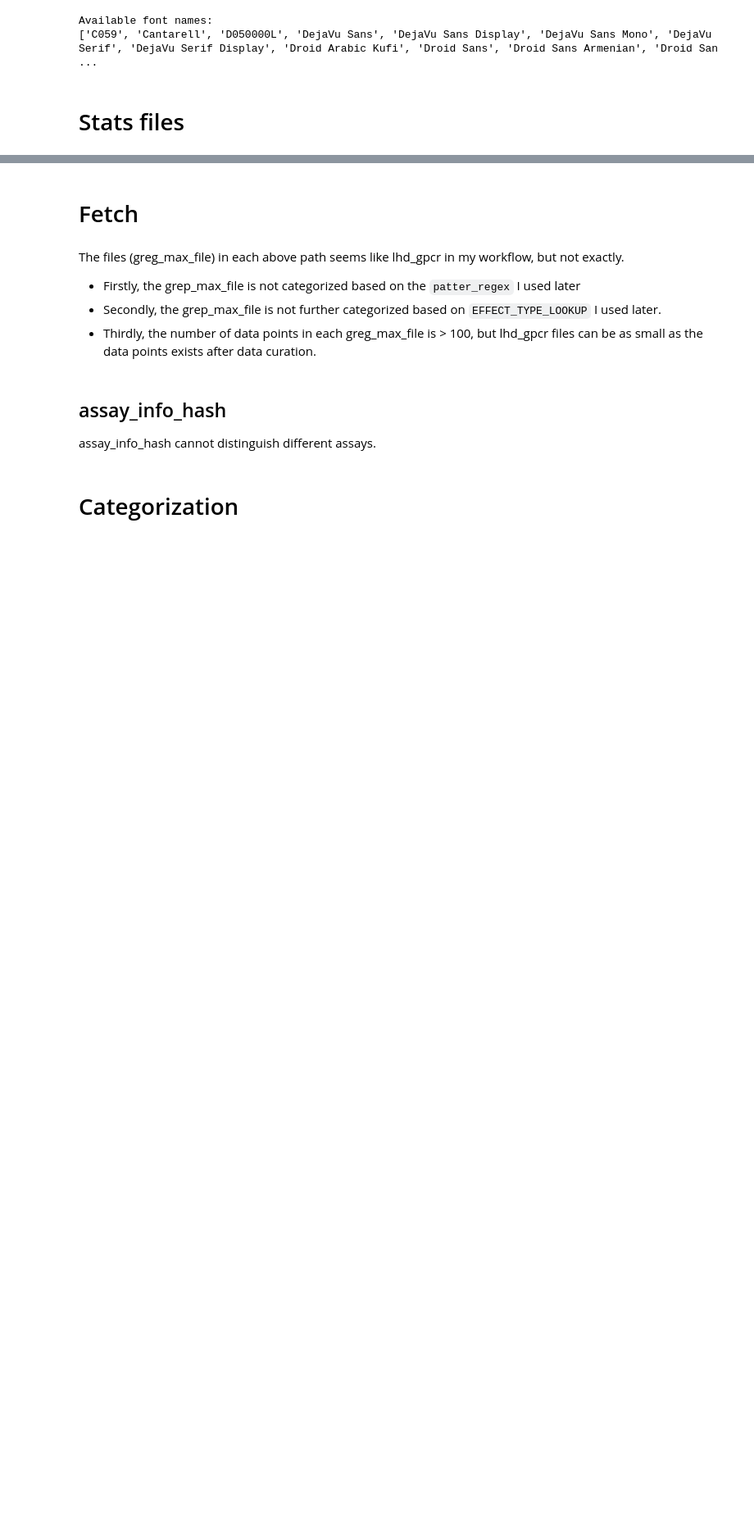
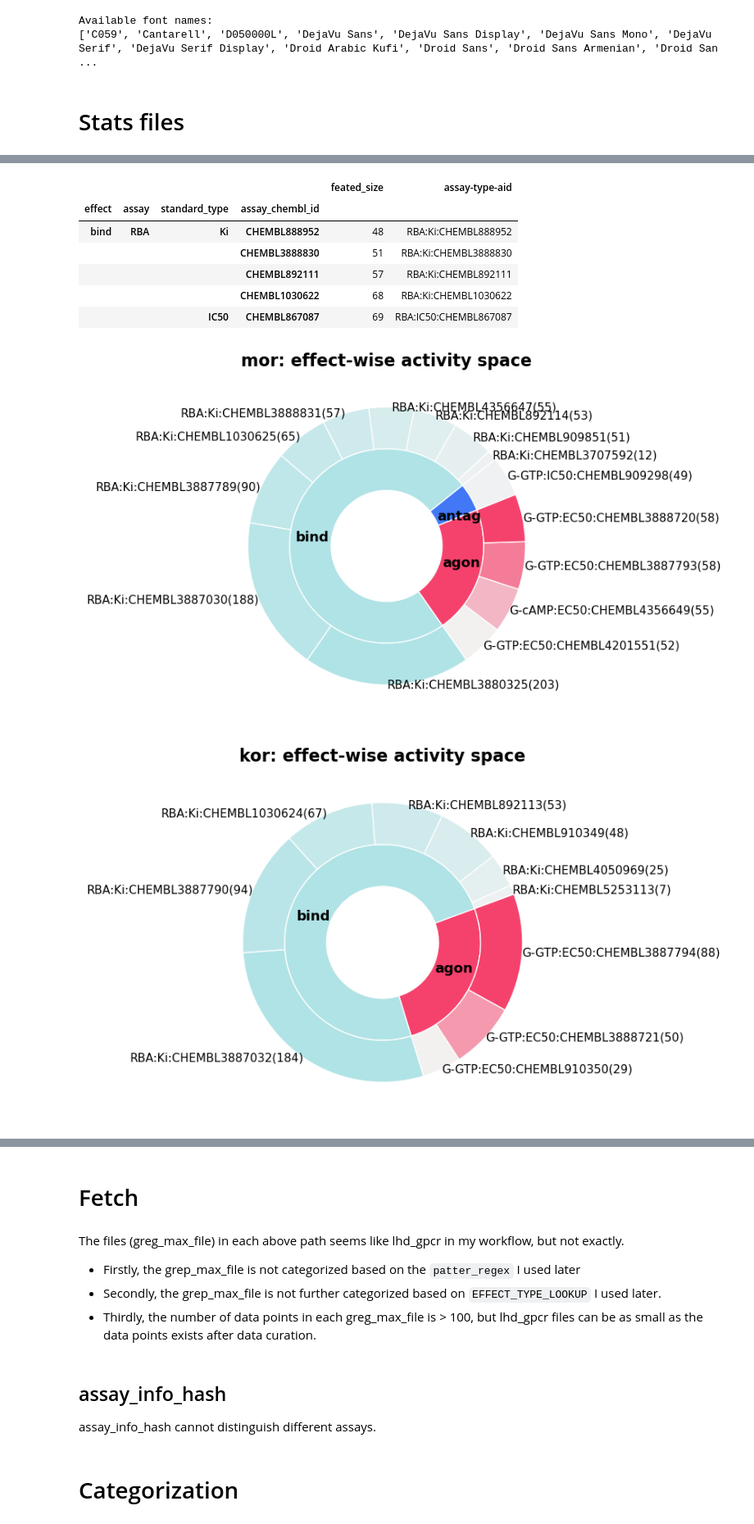
Before and after one commit to xixichennn/datacat4ml, a Jupyter notebook: datacat4ml/Scripts/data_prep/data_prep_viz.ipynb, the cells around one changed output, grey strips where cells are left out. Shown: that part at 82% size. Saved outputs shown, nothing was run; the diff lists cells and outputs as text; code cells hidden in the pictures; blank space fills up the shorter version.

```diff
--- a/datacat4ml/Scripts/data_prep/data_prep_viz.ipynb
+++ b/datacat4ml/Scripts/data_prep/data_prep_viz.ipynb
@@ -151,0 +432,26 @@ Index(['ds_cat_level', 'ds_type', 'ds_size_level', 'target', 'effect', 'assay',
+# %%
+mor_m_lhd_df = effect_activity_space(stats_df=lhd_or_stats, target='CHEMBL233', startangle=-55, fig_format='pdf',
+                                       n_bind_colors=9, n_agon_colors=4, n_antag_colors=1)
+kor_m_lhd_df = effect_activity_space(stats_df=lhd_or_stats, target='CHEMBL237', startangle=-73, fig_format='pdf',
+                                     apply_antag_color=False,
+                                       n_bind_colors=7, n_agon_colors=3, n_antag_colors=0)
+dor_m_lhd_df = effect_activity_space(stats_df=lhd_or_stats, target='CHEMBL236', startangle=-50, fig_format='pdf',
+                                     apply_agon_color=False, apply_antag_color=False,
+                                       n_bind_colors=6, n_agon_colors=0, n_antag_colors=0)
+nor_m_lhd_df = effect_activity_space(stats_df=lhd_or_stats, target='CHEMBL2014', startangle=-50, fig_format='pdf',
+                                     apply_agon_color=False, apply_antag_color=False,
+                                       n_bind_colors=6, n_agon_colors=0, n_antag_colors=0)
+mor_m_lhd_df
+kor_m_lhd_df
+dor_m_lhd_df
+nor_m_lhd_df
+# %% [output]
+|  |  |  |  | feated_size | assay-type-aid |
+| effect | assay | standard_type | assay_chembl_id |  |  |
+| bind | RBA | Ki | CHEMBL888952 | 48 | RBA:Ki:CHEMBL888952 |
+|  |  |  | CHEMBL3888830 | 51 | RBA:Ki:CHEMBL3888830 |
+|  |  |  | CHEMBL892111 | 57 | RBA:Ki:CHEMBL892111 |
+|  |  |  | CHEMBL1030622 | 68 | RBA:Ki:CHEMBL1030622 |
+|  |  | IC50 | CHEMBL867087 | 69 | RBA:IC50:CHEMBL867087 |
+[figure, added]
+[figure, added]
```
Also changed, not shown: parts of 87 cells of this notebook, 7 other files.
